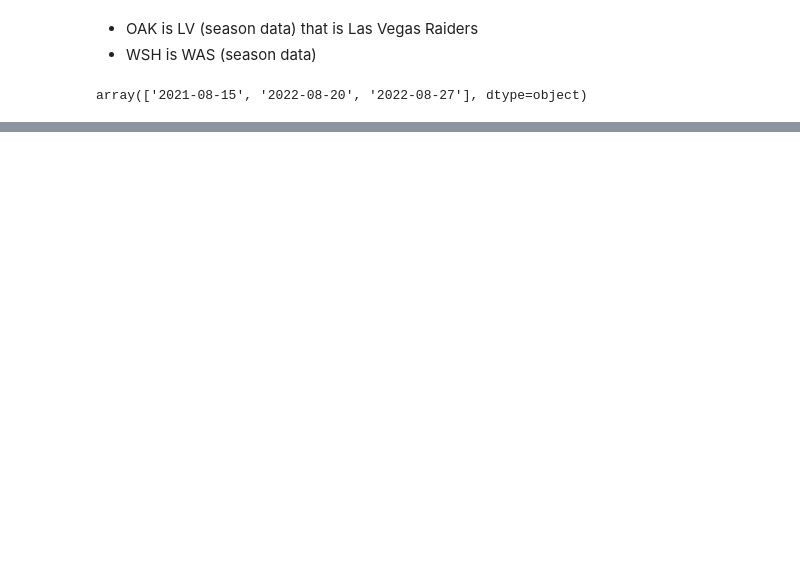
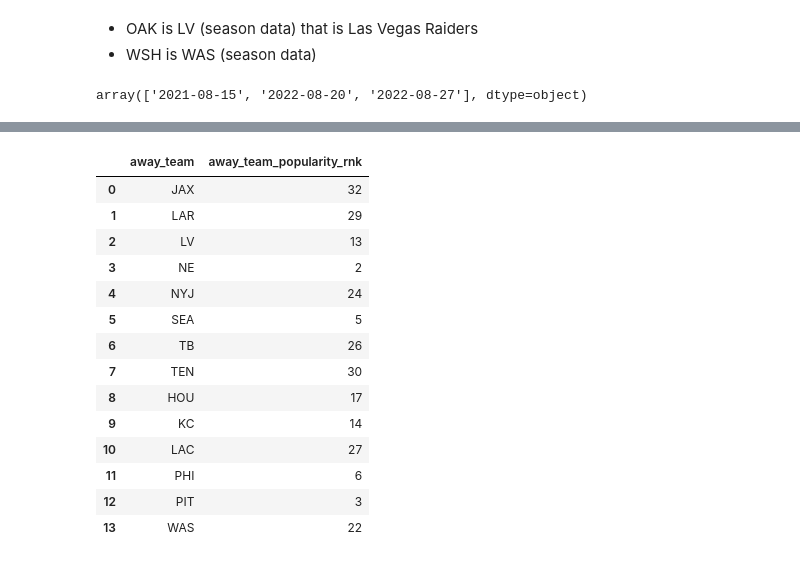
Before and after one commit to pondyasha/NFL_Attendence_Prediction, a Jupyter notebook: colts_analysis.ipynb, the cells around one changed output, grey strips where cells are left out. Cells and saved outputs as stored; diff of their text form; code cells hidden in the pictures; blank space fills up the shorter version.

Commit message:
added social media popularity ranking data

```diff
--- a/colts_analysis.ipynb
+++ b/colts_analysis.ipynb
@@ -241,0 +256,20 @@ array(['2021-08-15', '2022-08-20', '2022-08-27'], dtype=object)
+# %%
+social_media_rnks = pd.read_csv("/Users/ashapondicherry/Desktop/Cross Road Analytics Competition/popular_nfl_teams_social_media_rnks.csv", sep = ",", header=0, encoding = "utf-8")
+# %%
+social_media_rnks
+# %% [output]
+|  | away_team | away_team_popularity_rnk |
+| 0 | JAX | 32 |
+| 1 | LAR | 29 |
+| 2 | LV | 13 |
+| 3 | NE | 2 |
+| 4 | NYJ | 24 |
+| 5 | SEA | 5 |
+| 6 | TB | 26 |
+| 7 | TEN | 30 |
+| 8 | HOU | 17 |
+| 9 | KC | 14 |
+| 10 | LAC | 27 |
+| 11 | PHI | 6 |
+| 12 | PIT | 3 |
+| 13 | WAS | 22 |
```
Also changed, not shown: parts of 9 cells of this notebook.
